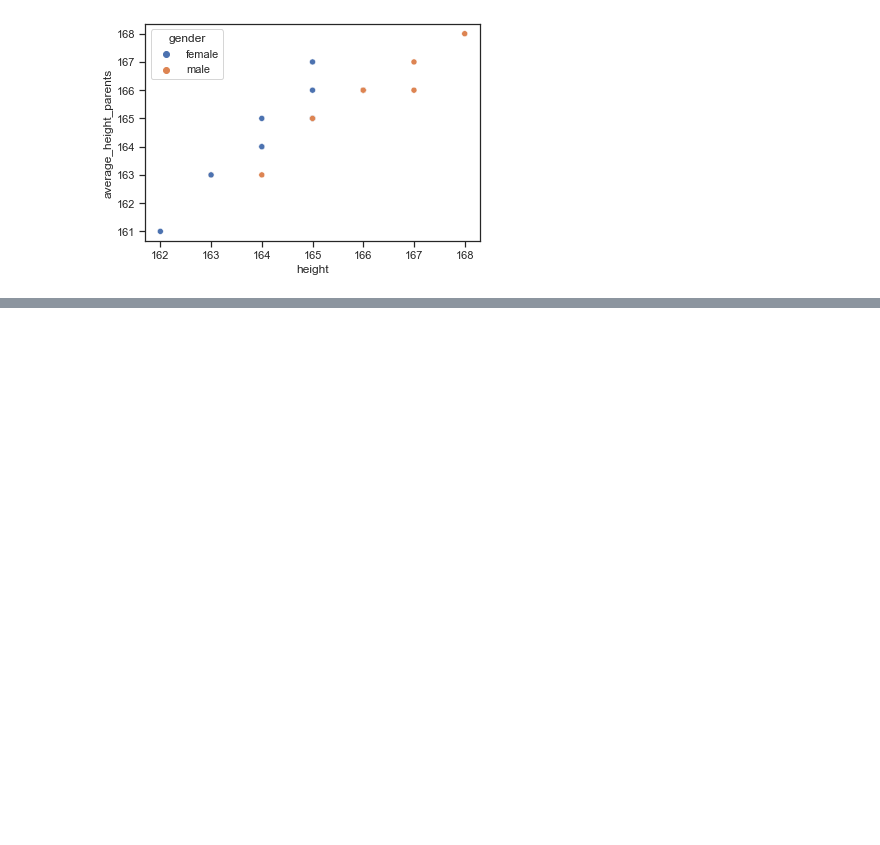
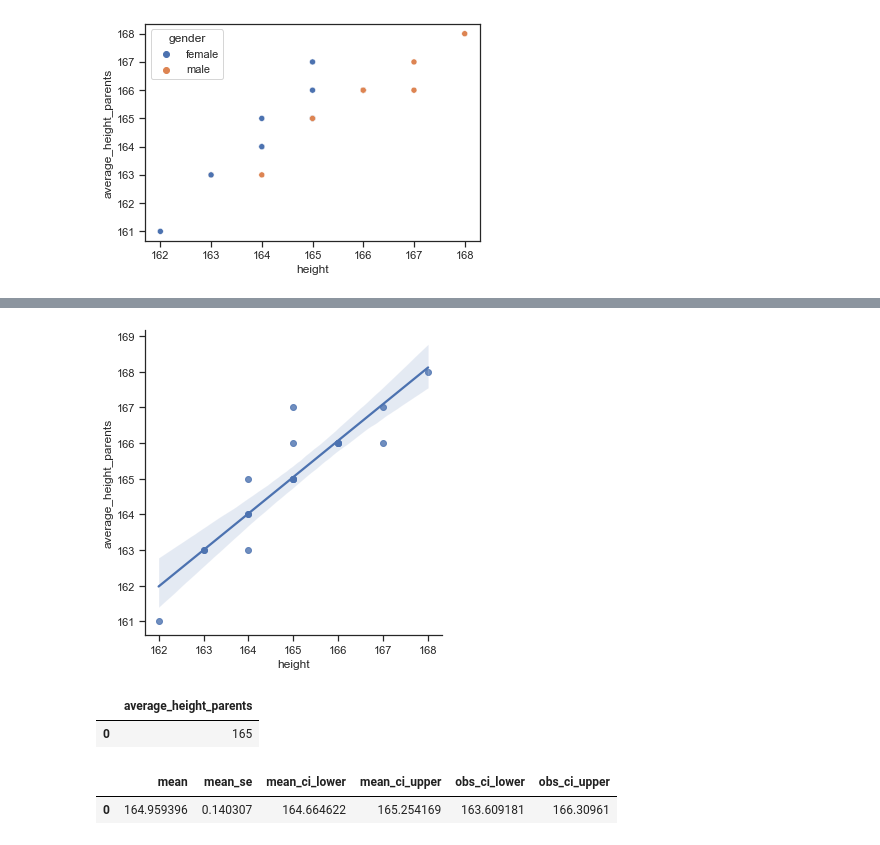
Before and after one commit to lenabinder1001/regression-height, a Jupyter notebook: models/regression-height.ipynb, the cells around one changed output, grey strips where cells are left out. Cells and saved outputs as stored; diff of their text form; code cells hidden in the pictures; blank space fills up the shorter version.

```diff
--- a/models/regression-height.ipynb
+++ b/models/regression-height.ipynb
@@ -74,0 +99,12 @@ sns.scatterplot(data=df, x="height", y="average_height_parents", hue="gender");
+# %%
+sns.lmplot(data=df, x="height", y="average_height_parents");
+# %% [output]
+[figure, added]
+# %%
+# create an out of sample value for height parents of 165
+df_new = pd.DataFrame({"average_height_parents" : [165] })
+
+df_new
+# %% [output]
+|  | average_height_parents |
+| 0 | 165 |
@@ -74,0 +114,5 @@ sns.scatterplot(data=df, x="height", y="average_height_parents", hue="gender");
+# %%
+prediction.summary_frame(alpha=0.05) # obtain summary inclusing a 95% confidence intervall (alpha=0.05) with the prediction result (mean), standard error (mean_se) and confidence intervalls (mean_ci)
+# %% [output]
+|  | mean | mean_se | mean_ci_lower | mean_ci_upper | obs_ci_lower | obs_ci_upper |
+| 0 | 164.959396 | 0.140307 | 164.664622 | 165.254169 | 163.609181 | 166.30961 |
```
Also changed, not shown: parts of 4 cells of this notebook.
